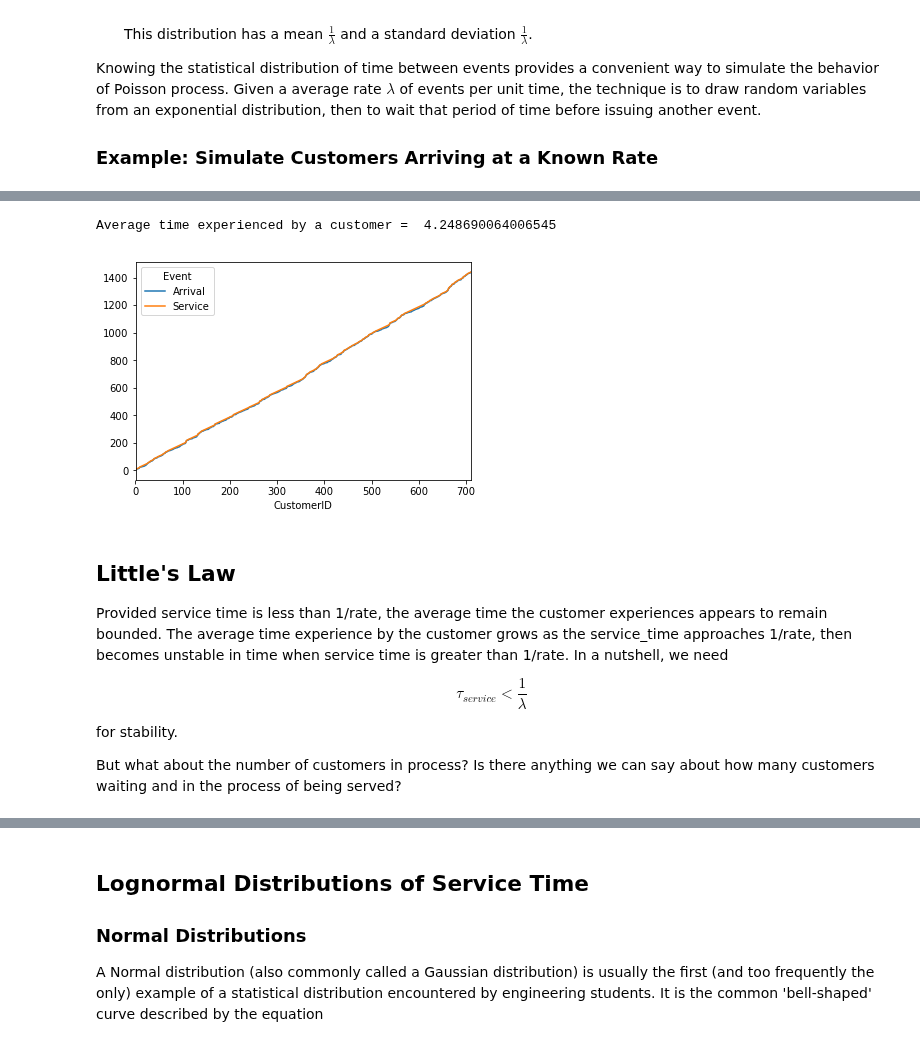
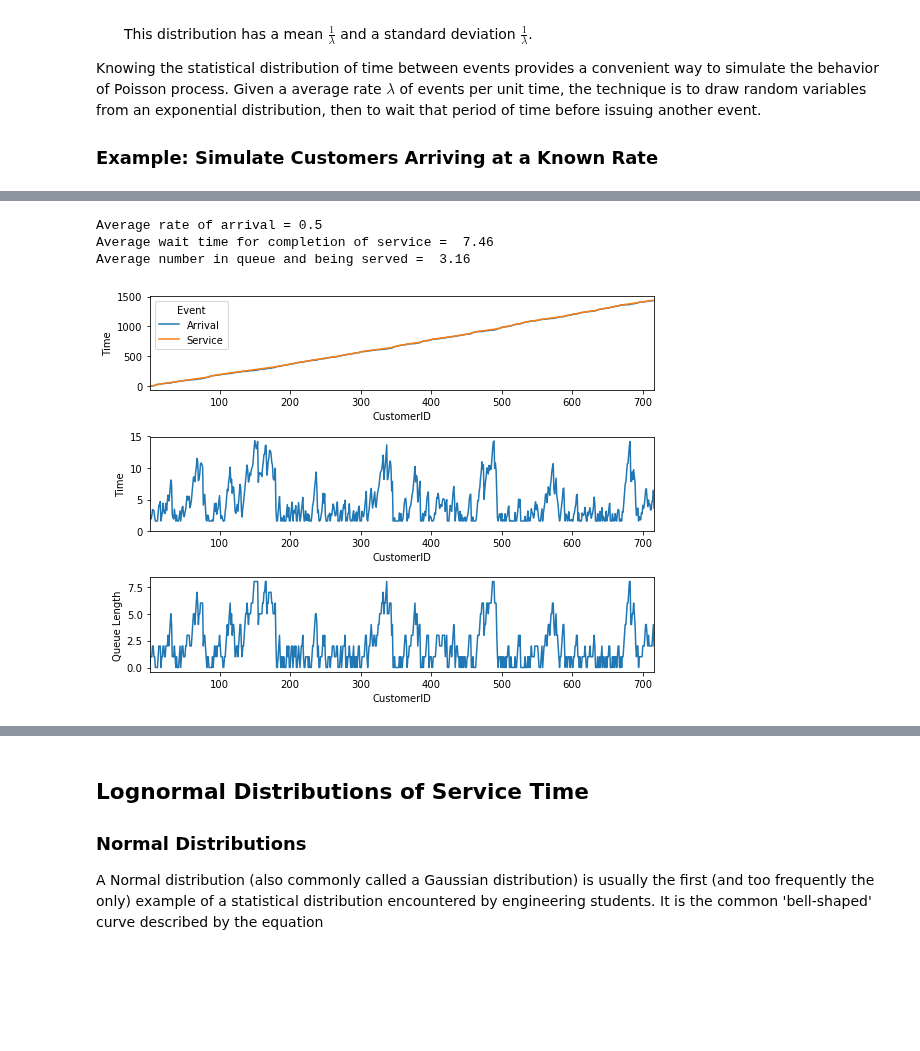
Before and after one commit to jckantor/CBE40455, a Jupyter notebook: notebooks/Queuing Systems.ipynb, the cells around one changed output, grey strips where cells are left out. Cells and saved outputs as stored; diff of their text form; code cells hidden in the pictures; blank space fills up the shorter version.

```diff
--- a/notebooks/Queuing Systems.ipynb
+++ b/notebooks/Queuing Systems.ipynb
@@ -100,49 +165,68 @@ import pandas as pd
 rate = 1/2            # customers per minute
 service_time = 1.6    # service time
 
 env = simpy.Environment()
 customer_queue = simpy.Store(env)
 
 log = []
 
 def customer_arrival(env,rate):
     n = 1
     while True:
         yield env.timeout(random.expovariate(rate))
         yield customer_queue.put(n)
-        log.append([n, env.now, 'Arrival'])
+        log.append([n, 'Arrival', env.now, len(customer_queue.items)])
         n += 1
 
 def customer_service(env):
     while True:
         n = yield customer_queue.get()
         yield env.timeout(service_time)
-        log.append([n, env.now, 'Service'])
+        log.append([n, 'Service', env.now, len(customer_queue.items)])
 
 env.process(customer_arrival(env,rate))
 env.process(customer_service(env))
 env.run(1440)
 
 # process log
 
-df = pd.DataFrame(log, columns = ['CustomerID','Time','Event'])
+df = pd.DataFrame(log, columns = ['CustomerID','Event','Time','Queue'])
 df = df.set_index('CustomerID')
-df = df.pivot(columns='Event',values='Time')
-df.head()
 
-df.plot(kind='line')
+# plot time of events
 
-print('Average time experienced by a customer = ',(df['Service']-df['Arrival']).mean())
+df_time = df.pivot(columns='Event',values='Time')
+df_queue = df.pivot(columns='Event',values='Queue')
+
+plt.figure(figsize=(8,6))
+ax1 = plt.subplot(3,1,1)
+df_time.plot(ax = ax1, kind='line')
+ax1.set_ylabel('Time')
+
+df_time['Wait'] = df_time['Service'] - df_time['Arrival']
+ax2 = plt.subplot(3,1,2)
+df_time['Wait'].plot(ax=ax2)
+ax2.set_ylim(ymin=0)
+ax2.set_ylabel('Time')
+
+ax3 = plt.subplot(3,1,3)
+df_queue['Arrival'].plot(ax=ax3)
+ax3.set_ylabel('Queue Length')
+
+plt.tight_layout()
+
+# key performance measures
+
+df_time['Wait'] = (df_time['Service']-df_time['Arrival']).mean()
+rlambda = 1/df_time['Arrival'].diff().mean()
+L = 1 + df_queue['Arrival'].mean()
+
+
+print('Average rate of arrival =', round(rlambda,2))
+print('Average wait time for completion of service = ', round(W,2))
+print('Average number in queue and being served = ', round(L,2))
 # %% [output]
-Average time experienced by a customer =  4.248690064006545
+Average rate of arrival = 0.5
+Average wait time for completion of service =  7.46
+Average number in queue and being served =  3.16
-[figure, old version]
+[figure, new version]
-# %% [markdown]
-## Little's Law
-
-Provided service time is less than 1/rate, the average time the customer experiences appears to remain bounded. The average time experience by the customer grows as the service_time approaches 1/rate, then becomes unstable in time when service time is greater than 1/rate. In a nutshell, we need
-
-$$\tau_{service} < \frac{1}{\lambda}$$
-
-for stability.
-
-But what about the number of customers in process? Is there anything we can say about how many customers waiting and in the process of being served?
```
Also changed, not shown: parts of 14 cells of this notebook.
